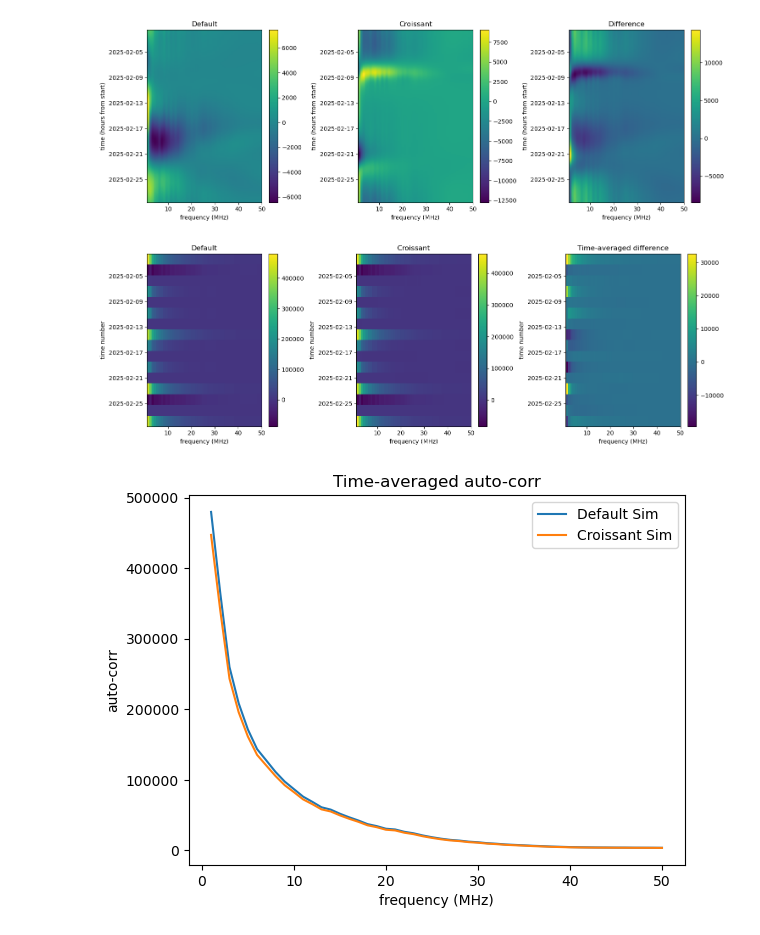
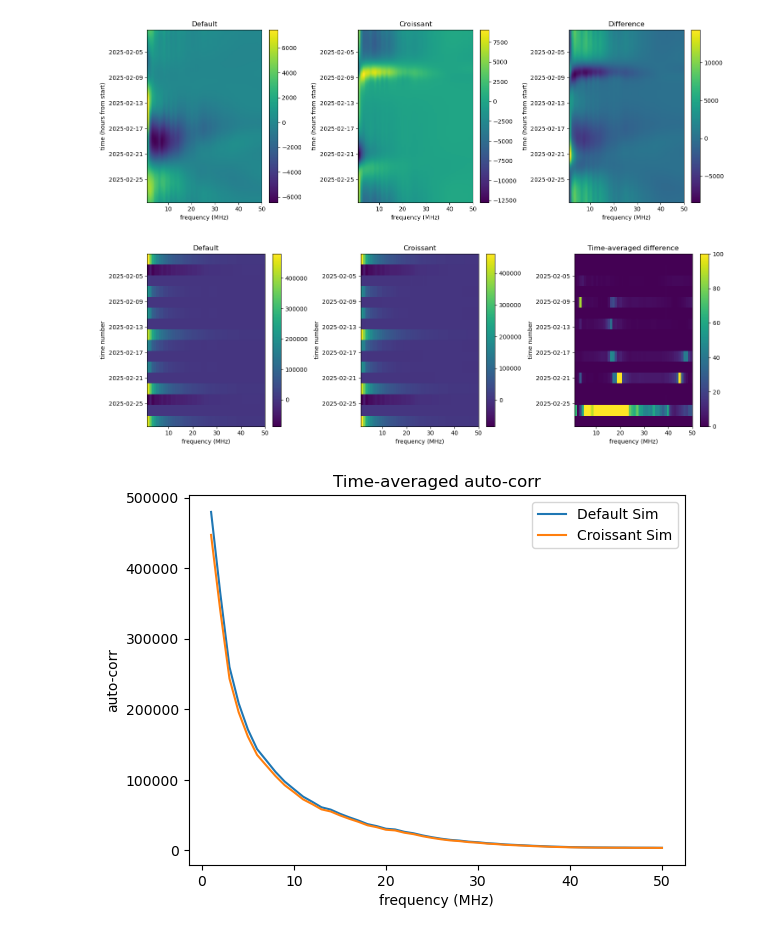
Before and after one commit to lusee-night/luseepy, a Jupyter notebook: simulation/output/plot_default_vs_cro_sims.ipynb, the cells around one changed output. Cells and saved outputs as stored; diff of their text form; code cells hidden in the pictures.

```diff
--- a/simulation/output/plot_default_vs_cro_sims.ipynb
+++ b/simulation/output/plot_default_vs_cro_sims.ipynb
@@ -64,29 +74,29 @@ D_avg_cro = time_avg(D_cro)
 # %%
 plt.figure(figsize=(15,5))
 plt.subplot(131)
 plt.imshow(D_avg, aspect='auto', extent=(D.freq[0], D.freq[-1], time_default[-1], time_default[0]))
 plt.xlabel('frequency (MHz)')
 plt.ylabel('time number')
 plt.title('Default')
 plt.colorbar()
 
 plt.subplot(132)
 plt.imshow(D_avg_cro, aspect='auto', extent=(D.freq[0], D.freq[-1], time_cro[-1], time_cro[0]))
 plt.xlabel('frequency (MHz)')
 plt.ylabel('time number')
 plt.title('Croissant')
 plt.colorbar()
 
 
 plt.subplot(133)
-plt.imshow(D_avg-D_avg_cro, aspect='auto', extent=(D.freq[0], D.freq[-1], time_default[-1], time_default[0]))
+plt.imshow(np.abs(D_avg-D_avg_cro)/np.abs(D_avg), aspect='auto', extent=(D.freq[0], D.freq[-1], time_default[-1], time_default[0]), clim=([0,100]))
 plt.colorbar()
 plt.xlabel('frequency (MHz)')
 plt.ylabel('time number')
 plt.title('Time-averaged difference')
 plt.tight_layout()
 # %% [output]
-[figure, old version]
+[figure, new version]
 # %%
 plt.plot(D.freq,D_avg[0], label='Default Sim')
 plt.plot(D.freq,D_avg_cro[0], label='Croissant Sim')
```
Also changed, not shown: parts of 6 cells of this notebook, 1 other file.
